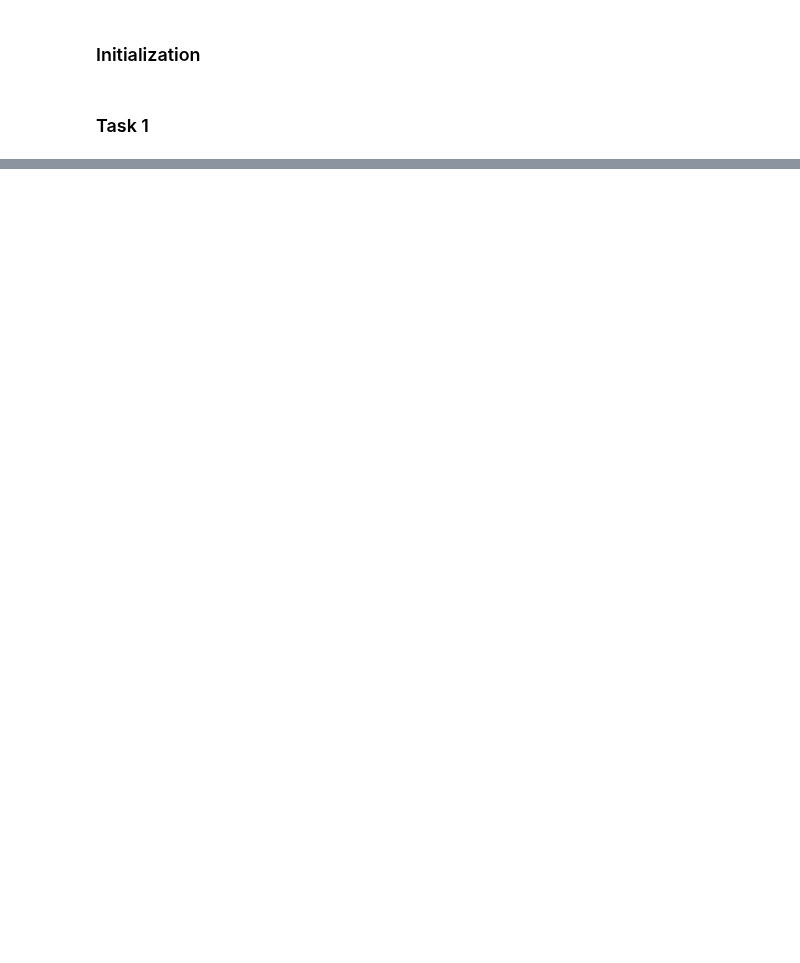
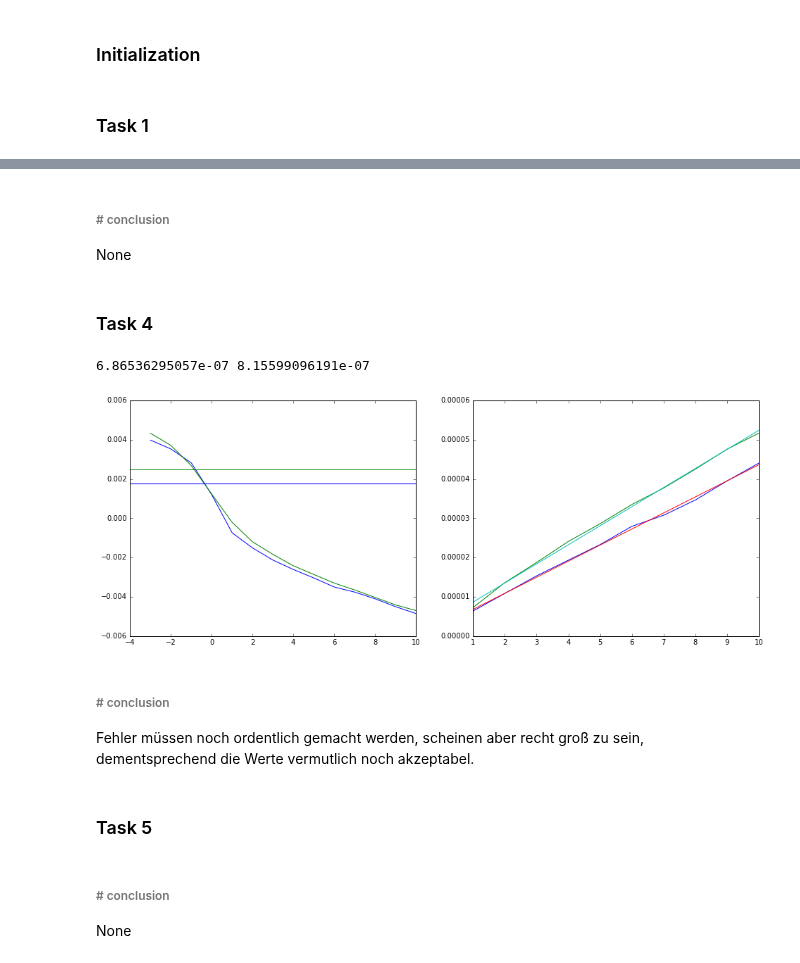
Before and after one commit to NlKLas/PyRePo, a Jupyter notebook: V1_python/V1.ipynb, the cells around one changed output, grey strips where cells are left out. Saved outputs shown, nothing was run; the diff lists cells and outputs as text; code cells hidden in the pictures; blank space fills up the shorter version.

```diff
--- a/V1_python/V1.ipynb
+++ b/V1_python/V1.ipynb
@@ -96,0 +141,58 @@ I_8 = 5 # A
+# %% [markdown]
+###### # conclusion
+None
+# %% [markdown]
+### Task 4
+# %%
+# calculations
+
+o_4 = [[],[]]
+r_4 = [[],[]]
+b_4 = [[],[]]
+
+# Zn
+# Bestimmung des Nullpunkts
+o_4[0] = (sum(data_4[0][0:3]+data_4[0][6:3:-1])+data_4[0][3])/4
+#Δo_4[0]
+r_4[0] = o_4[0] - data_4[0][4:]
+#Δr_4[0]
+
+# linear fit
+opt_Zn, cov_Zn = curve_fit(lambda x,a,b: a+b*x, np.linspace(1,10,10), r_4[0]**2)
+b_4[0] = opt_Zn[1]
+
+# Cd
+# Bestimmung des Nullpunkts
+o_4[1] = (sum(data_4[1][0:3]+data_4[1][5:2:-1]))/3
+#Δo_4[0]
+r_4[1] = o_4[1] - data_4[1][3:]
+#Δr_4[0]
+
+# linear fit
+opt_Cd, cov_Cd = curve_fit(f_lin, np.linspace(1,10,10), r_4[1]**2)
+b_4[1] = opt_Cd[1]
+# %%
+# plots
+fig,ax = plt.subplots(1,2,figsize=(16,6))
+
+ax[0].plot(rings_4[0],data_4[0],'-b')
+ax[0].plot(rings_4[1],data_4[1],'-g')
+ax[0].axhline(o_4[0],c='b')
+ax[0].axhline(o_4[1],c='g')
+ax[1].plot(range(1,11),r_4[0]**2)
+ax[1].plot(range(1,11),r_4[1]**2)
+
+x = np.linspace(1,10,50)
+ax[1].plot(x,f_lin(x,*opt_Zn))
+ax[1].plot(x,f_lin(x,*opt_Cd))
+λ_Zn4 = b_4[0]*d/F**2
+λ_Cd4 = b_4[1]*d/F**2
+print(λ_Zn4,λ_Cd4)
+# %% [output]
+6.86536295057e-07 8.15599096191e-07
+[figure, added]
+# %% [markdown]
+###### # conclusion
+Fehler müssen noch ordentlich gemacht werden, scheinen aber recht groß zu sein, dementsprechend die Werte vermutlich noch akzeptabel.
+# %% [markdown]
+### Task 5
@@ -96,0 +205,3 @@ I_8 = 5 # A
+# %% [markdown]
+###### # conclusion
+None
```
Also changed, not shown: parts of 28 cells of this notebook.
